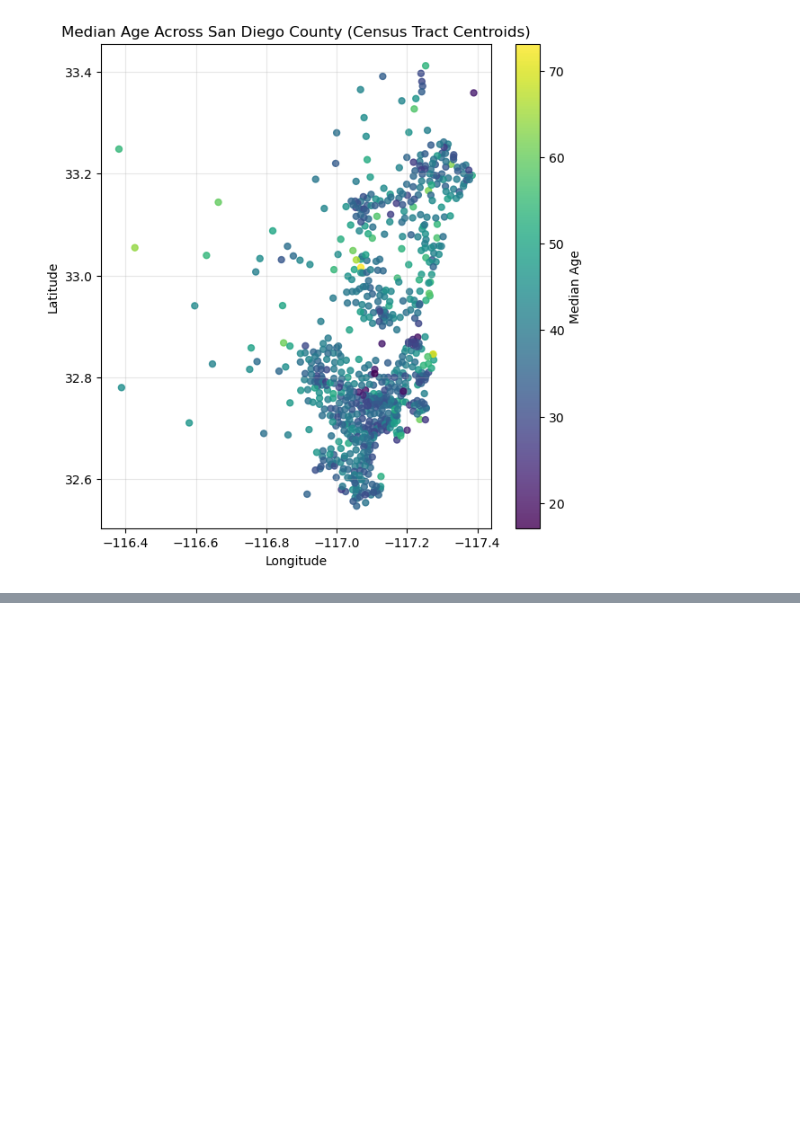
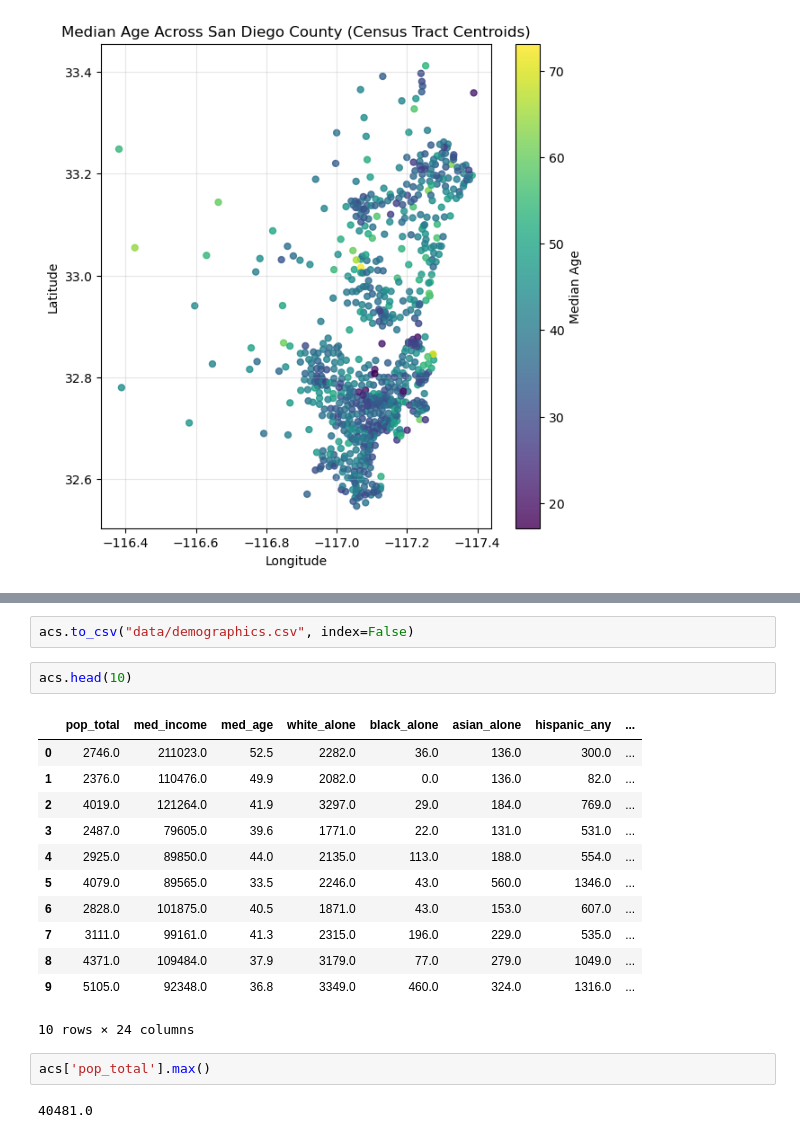
Before and after one commit to ikrvb1/Bridging-Air-Quality-and-Public-Health-in-San-Diego---DSC190, a Jupyter notebook: demographics.ipynb, the cells around one changed output, grey strips where cells are left out. Drawn from its saved outputs; the diff is of its cells as text; blank space fills up the shorter version.

```diff
--- a/demographics.ipynb
+++ b/demographics.ipynb
@@ -439,0 +448,21 @@ plt.show()
+# %%
+acs.to_csv("data/demographics.csv", index=False)
+# %%
+acs.head(10)
+# %% [output]
+|  | pop_total | med_income | med_age | white_alone | black_alone | asian_alone | hispanic_any | ... |
+| 0 | 2746.0 | 211023.0 | 52.5 | 2282.0 | 36.0 | 136.0 | 300.0 | ... |
+| 1 | 2376.0 | 110476.0 | 49.9 | 2082.0 | 0.0 | 136.0 | 82.0 | ... |
+| 2 | 4019.0 | 121264.0 | 41.9 | 3297.0 | 29.0 | 184.0 | 769.0 | ... |
+| 3 | 2487.0 | 79605.0 | 39.6 | 1771.0 | 22.0 | 131.0 | 531.0 | ... |
+| 4 | 2925.0 | 89850.0 | 44.0 | 2135.0 | 113.0 | 188.0 | 554.0 | ... |
+| 5 | 4079.0 | 89565.0 | 33.5 | 2246.0 | 43.0 | 560.0 | 1346.0 | ... |
+| 6 | 2828.0 | 101875.0 | 40.5 | 1871.0 | 43.0 | 153.0 | 607.0 | ... |
+| 7 | 3111.0 | 99161.0 | 41.3 | 2315.0 | 196.0 | 229.0 | 535.0 | ... |
+| 8 | 4371.0 | 109484.0 | 37.9 | 3179.0 | 77.0 | 279.0 | 1049.0 | ... |
+| 9 | 5105.0 | 92348.0 | 36.8 | 3349.0 | 460.0 | 324.0 | 1316.0 | ... |
+10 rows × 24 columns
+# %%
+acs['pop_total'].max()
+# %% [output]
+40481.0
```
Also changed, not shown: parts of 2 cells of this notebook, 2 other files.
